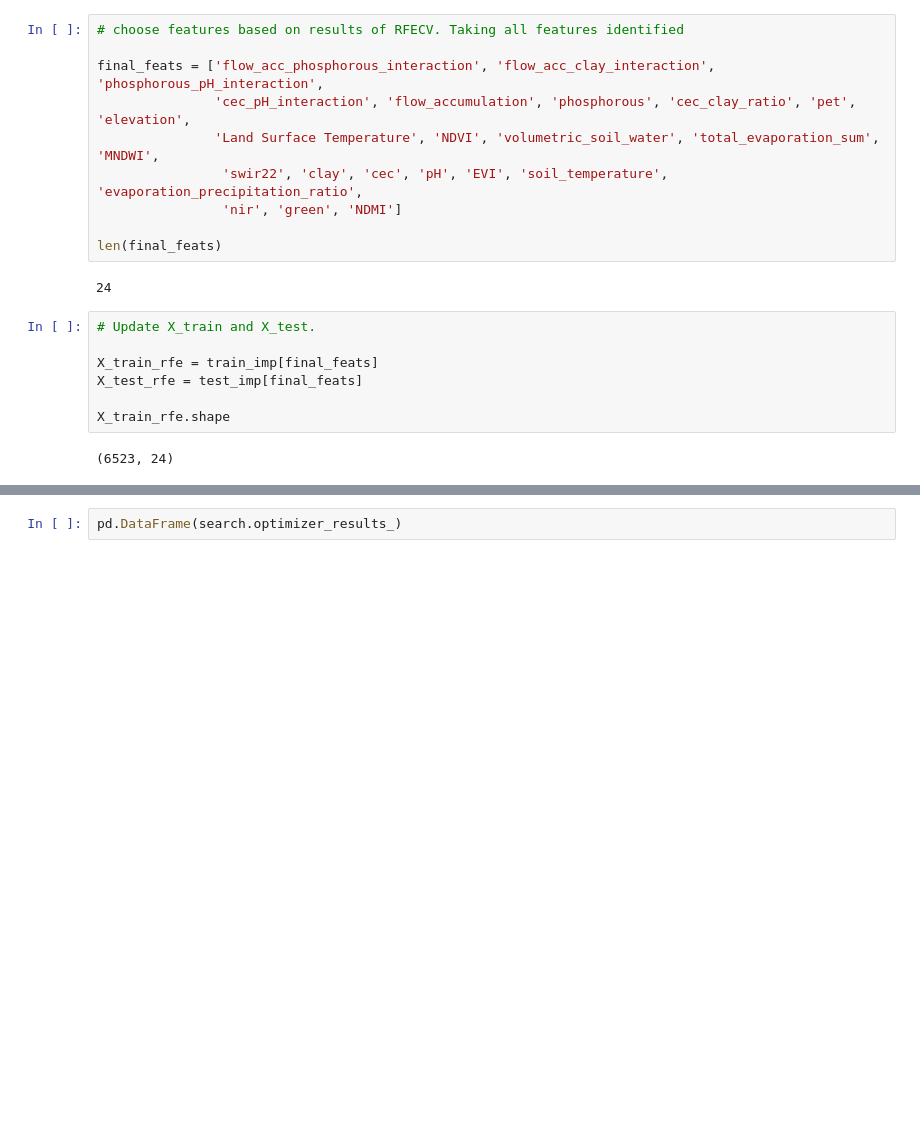
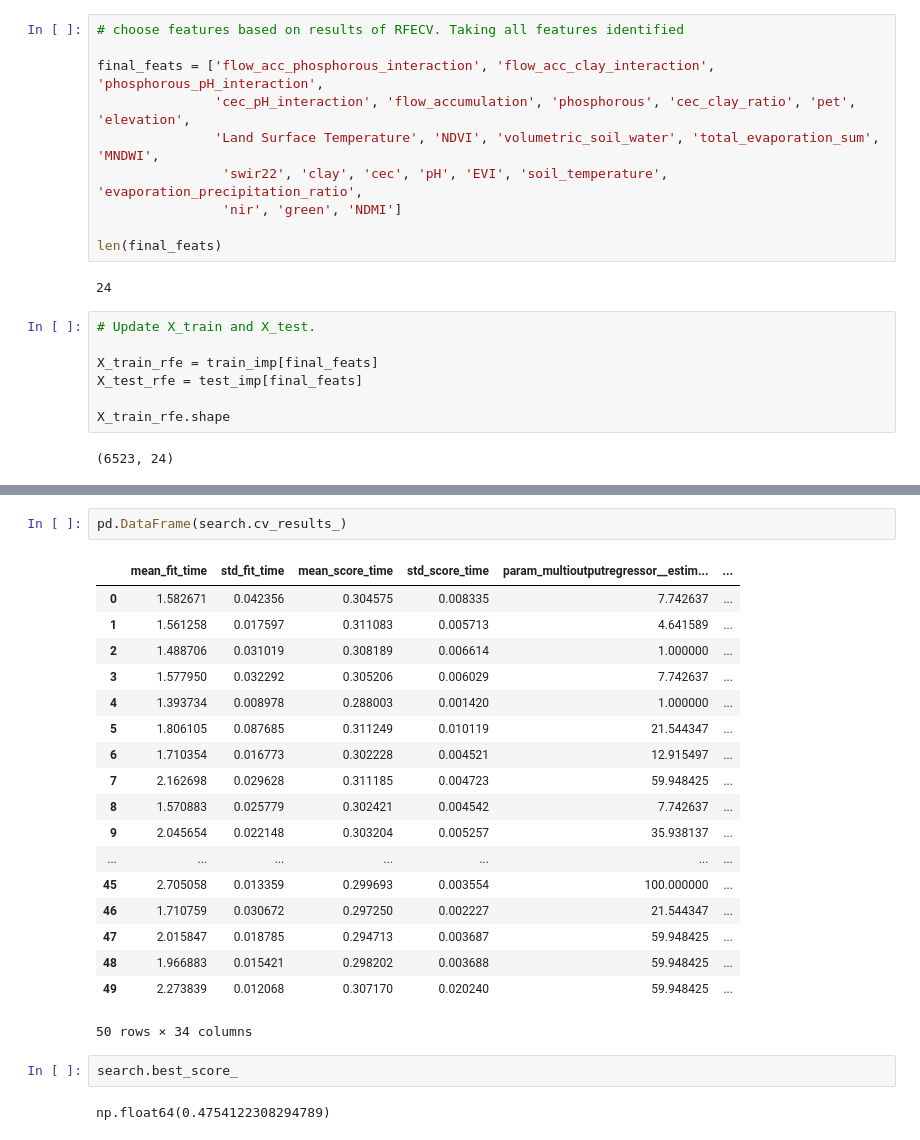
Before and after one commit to rohan-projects01/EY-AI-And-Data-Challenge, a Jupyter notebook: models/svm.ipynb, the cells around one changed output, grey strips where cells are left out. Cells and saved outputs as stored; diff of their text form; blank space fills up the shorter version.

```diff
--- a/models/svm.ipynb
+++ b/models/svm.ipynb
@@ -245,2 +258,25 @@ search.fit(X_train_rfe, y_train)
 # %%
-pd.DataFrame(search.optimizer_results_)
+pd.DataFrame(search.cv_results_)
+# %% [output]
+|  | mean_fit_time | std_fit_time | mean_score_time | std_score_time | param_multioutputregressor__estim... | ... |
+| 0 | 1.582671 | 0.042356 | 0.304575 | 0.008335 | 7.742637 | ... |
+| 1 | 1.561258 | 0.017597 | 0.311083 | 0.005713 | 4.641589 | ... |
+| 2 | 1.488706 | 0.031019 | 0.308189 | 0.006614 | 1.000000 | ... |
+| 3 | 1.577950 | 0.032292 | 0.305206 | 0.006029 | 7.742637 | ... |
+| 4 | 1.393734 | 0.008978 | 0.288003 | 0.001420 | 1.000000 | ... |
+| 5 | 1.806105 | 0.087685 | 0.311249 | 0.010119 | 21.544347 | ... |
+| 6 | 1.710354 | 0.016773 | 0.302228 | 0.004521 | 12.915497 | ... |
+| 7 | 2.162698 | 0.029628 | 0.311185 | 0.004723 | 59.948425 | ... |
+| 8 | 1.570883 | 0.025779 | 0.302421 | 0.004542 | 7.742637 | ... |
+| 9 | 2.045654 | 0.022148 | 0.303204 | 0.005257 | 35.938137 | ... |
+| ... | ... | ... | ... | ... | ... | ... |
+| 45 | 2.705058 | 0.013359 | 0.299693 | 0.003554 | 100.000000 | ... |
+| 46 | 1.710759 | 0.030672 | 0.297250 | 0.002227 | 21.544347 | ... |
+| 47 | 2.015847 | 0.018785 | 0.294713 | 0.003687 | 59.948425 | ... |
+| 48 | 1.966883 | 0.015421 | 0.298202 | 0.003688 | 59.948425 | ... |
+| 49 | 2.273839 | 0.012068 | 0.307170 | 0.020240 | 59.948425 | ... |
+50 rows × 34 columns
+# %%
+search.best_score_
+# %% [output]
+np.float64(0.4754122308294789)
```
Also changed, not shown: parts of 3 cells of this notebook.
